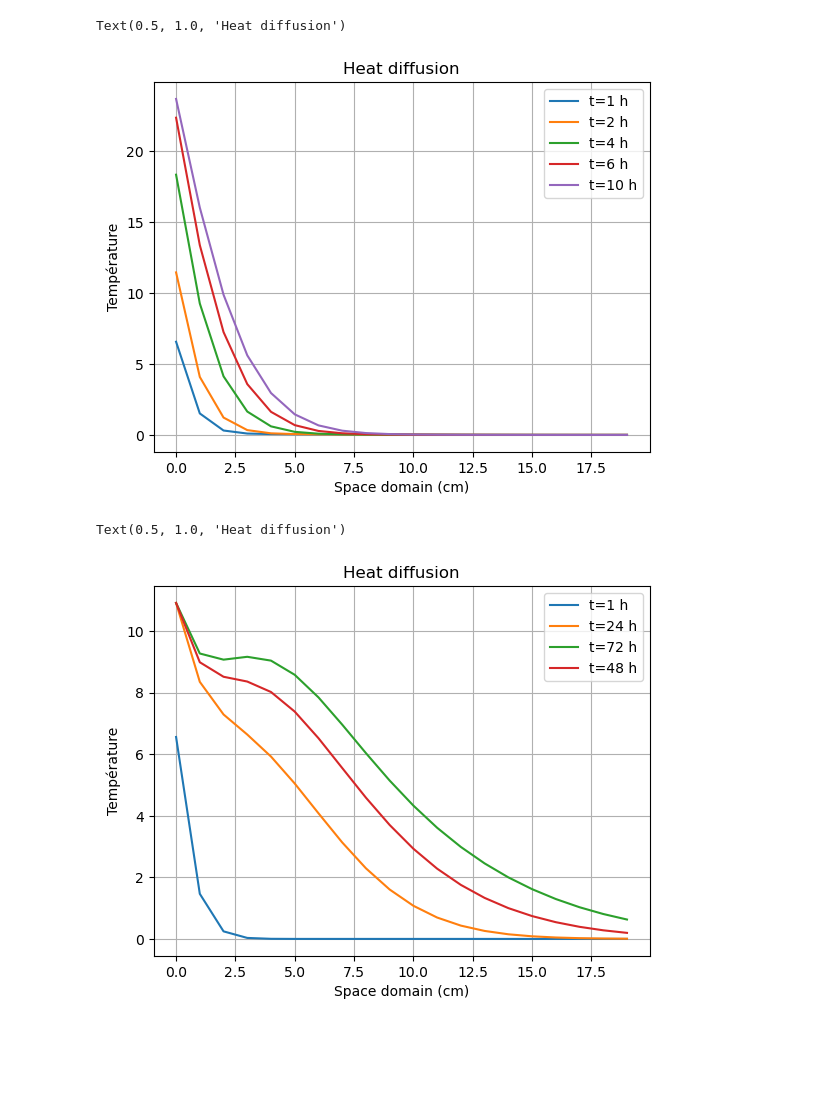
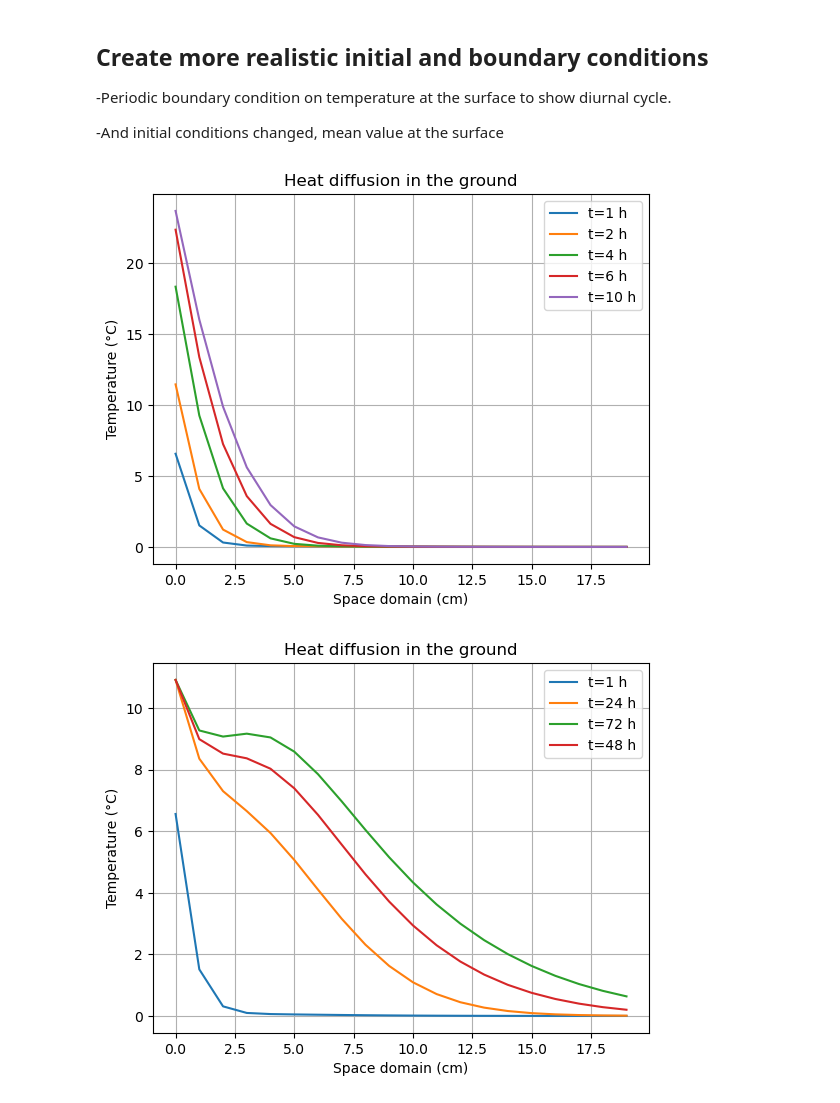
Before and after one commit to brune-RS/M2-Projet-numerique--Finite-difference--Data-assimilation-, a Jupyter notebook: Model_background.ipynb, the cells around one changed output. Drawn from its saved outputs; the diff is of its cells as text; code cells hidden in the pictures; blank space fills up the shorter version.

```diff
--- a/Model_background.ipynb
+++ b/Model_background.ipynb
@@ -11,22 +9,26 @@ from functions_Finite_Difference import *
+# %% [markdown]
+## Create more realistic initial and boundary conditions
+-Periodic boundary condition on temperature at the surface to show diurnal cycle.
+
+-And initial conditions changed, mean value at the surface
 # %%
 #PARAMETERS
 #________________________________________________________
-dx=0.5
 dx=1
 dX=0.1
 limx=100
 XX=np.arange(0,limx,dX)
 xx=np.arange(0,limx,dx)
 
-    #domaine temporel  (en s)
-limt=182*1
-dt=1/60
+    #time domain  (hours)
+limt=182*1  #hours
+dt=1/60    # minute step
 tt=np.arange(0,limt,dt)
 
-#variables
+
 s=5  #standard dev   gaussian
-mu=0   #moyenne gaussienne
-K=0.6
+mu=0   #gaussian mean    #  <--------------------------- peak of gaussian function at the surface because source of heating there
+K=0.6  #thermal conductivity of soil
 # %%
 #surface temperature boundary condition
 def temp_cycle (tt,dt):
@@ -42,18 +44,13 @@ def temp_cycle (tt,dt):
         m_series[i] = m
     return m_series
 # %%
-def euler_f_BC_periodic(dx,dt,limx,limt,K,plot=0):    #euler forward
-    #PARAMETERS
+def euler_f_BC_periodic(dx,dt,limx,limt,K):    #euler forward modified to have periodic boundary conditions at the surface
+#PARAMETERS
 #________________________________________________________
-#dx=[0.1,0.2,0.3,0.4,0.5,0.6,0.7,0.8,0.9,1,2,5,10]
     dX=0.1
     limx=100
     xx=np.arange(0,limx,dx)
 
-    #domaine temporel  (en h)
-    #limt=240 #10 jours
-    #limt=24*5
-    #dt=1/60     #minutes
     tt=np.arange(0,limt,dt)
 
 #variables
@@ -65,37 +62,30 @@ def euler_f_BC_periodic(dx,dt,limx,limt,K,plot=0):    #euler forward
     Tf=np.zeros((len(tt),len(xx)))
     Tf[0,:]=gauss(xx, mu, s)
 
-    #Conditions aux limites surface
-    Tf[:,0]=temp_cycle(tt,dt)
+    #Surface boundary conditions
+    Tf[:,0]=temp_cycle(tt,dt)  #<------------------ Diurnal cycle for temperature at the surface
 
 
     for i in range(0,len(tt)-1):
         for j in range(1,len(xx)-1):
             Tf[i+1,j]=Tf[i,j]+(K*dt/(dx**2))*(Tf[i,j+1]+Tf[i,j-1]-2*Tf[i,j])
-        if plot==1:
-            if i%24==0:
-                plt.plot(xx,Tf[i,:],label='t='+str(i)+' h')
-                plt.legend()
-                plt.xlabel('Space domain (cm)')
-                plt.ylabel('Température')
-                plt.grid()
-                plt.title('Heat diffusion')
+
     return Tf
 # %%
-Tf=euler_f_BC_periodic(dx,dt,limx,limt,K,plot=0)
+Tf=euler_f_BC_periodic(dx,dt,limx,limt,K)
 plt.plot(xx[0:20],Tf[1*60,0:20],label='t='+str(1)+' h')
 plt.plot(xx[0:20],Tf[2*60,0:20],label='t='+str(2)+' h')
 plt.plot(xx[0:20],Tf[4*60,0:20],label='t='+str(4)+' h')
 plt.plot(xx[0:20],Tf[6*60,0:20],label='t='+str(6)+' h')
 plt.plot(xx[0:20],Tf[8*60,0:20],label='t='+str(10)+' h')
 plt.legend()
 plt.xlabel('Space domain (cm)')
-plt.ylabel('Température')
+plt.ylabel('Temperature (°C)')
 plt.grid()
-plt.title('Heat diffusion')
+plt.title('Heat diffusion in the ground')
+plt.savefig('BCtemp_h.png',dpi=300)
 # %% [output]
-Text(0.5, 1.0, 'Heat diffusion')
-[figure, old version]
+[figure, new version]
 # %%
 plt.plot(xx[0:20],Tf[1*60,0:20],label='t='+str(1)+' h')
 plt.plot(xx[0:20],Tf[24*60,0:20],label='t='+str(24)+' h')
@@ -103,10 +93,10 @@ plt.plot(xx[0:20],Tf[72*60,0:20],label='t='+str(72)+' h')
 plt.plot(xx[0:20],Tf[48*60,0:20],label='t='+str(48)+' h')
 plt.legend()
 plt.xlabel('Space domain (cm)')
-plt.ylabel('Température')
+plt.ylabel('Temperature (°C)')
 plt.grid()
-plt.title('Heat diffusion')
+plt.title('Heat diffusion in the ground')
+plt.savefig('BCtemp_jours.png',dpi=300)
 # %% [output]
-Text(0.5, 1.0, 'Heat diffusion')
-[figure, old version]
+[figure, new version]
 # %%
```
Also changed, not shown: parts of 4 cells of this notebook.
